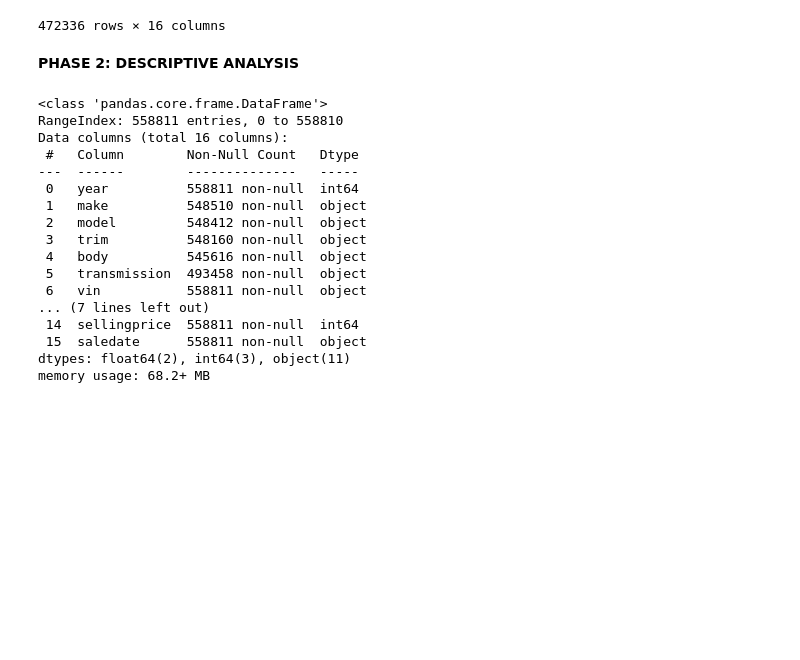
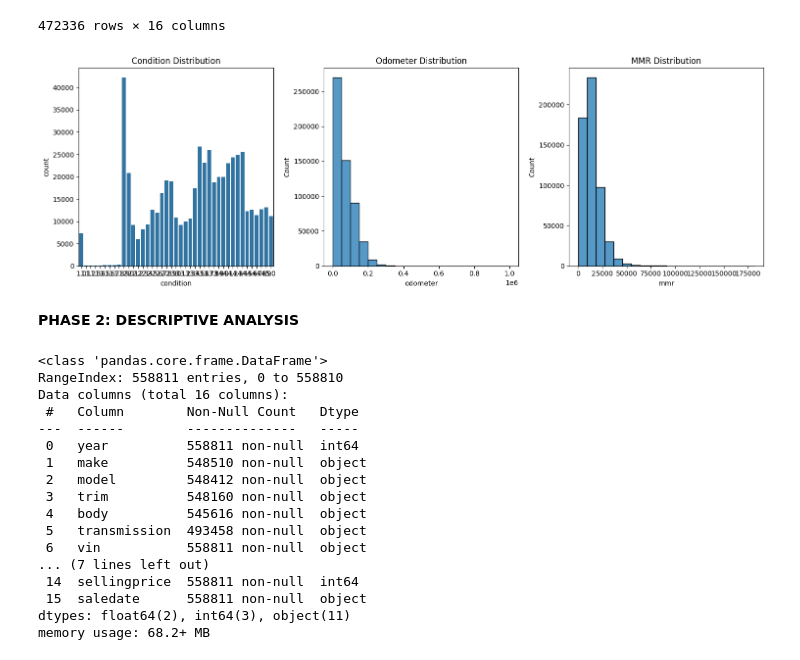
Before and after one commit to alvaarro/AI_Group11_Assignment, a Jupyter notebook: Car_Sales.ipynb, the cells around one changed output. Saved outputs shown, nothing was run; the diff lists cells and outputs as text; code cells hidden in the pictures; blank space fills up the shorter version.

Commit message:
Standarization and plots

```diff
--- a/Car_Sales.ipynb
+++ b/Car_Sales.ipynb
@@ -95,3 +95,29 @@ dtype: int64
 | 558809 | 2015 | Nissan | Altima | 2.5 S | sedan | automatic | 1n4al3ap0fc216050 | ga | 3.8 | 16658.0 | ... |
 | 558810 | 2014 | Ford | F-150 | XLT | SuperCrew | automatic | 1ftfw1et2eke87277 | ca | 3.4 | 15008.0 | ... |
 472336 rows × 16 columns
+# %%
+import matplotlib.pyplot as plt
+import seaborn as sns
+
+# Set up a 1x3 grid for subplots
+fig, axes = plt.subplots(1, 3, figsize=(15, 5))
+
+# Plot for 'condition'
+sns.countplot(x='condition', data=Car_Sales_Dataframe, ax=axes[0])
+axes[0].set_title('Condition Distribution')
+
+# Plot for 'odometer'
+sns.histplot(x='odometer', data=Car_Sales_Dataframe, ax=axes[1], bins=20)
+axes[1].set_title('Odometer Distribution')
+
+# Plot for 'mmr'
+sns.histplot(x='mmr', data=Car_Sales_Dataframe, ax=axes[2], bins=20)
+axes[2].set_title('MMR Distribution')
+
+# Adjust layout
+plt.tight_layout()
+
+# Show the plots
+plt.show()
+# %% [output]
+[figure, added]
```
Also changed, not shown: parts of 1 cell of this notebook.
